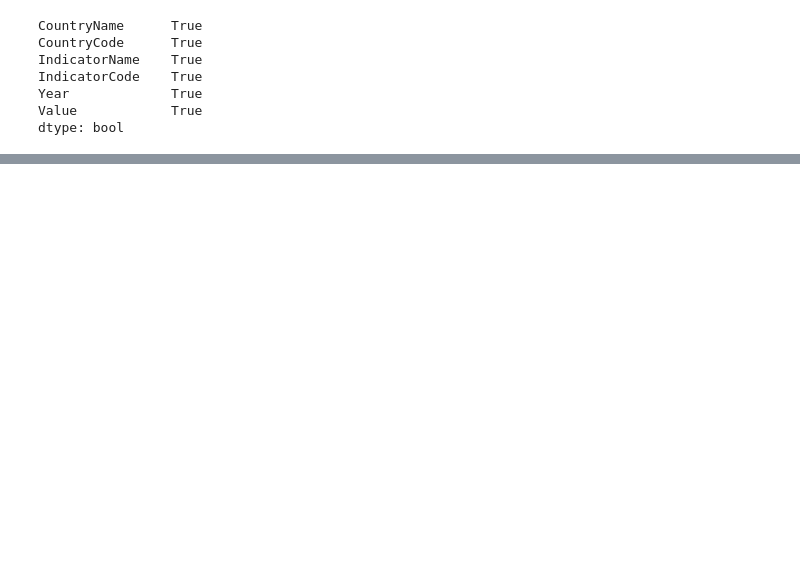
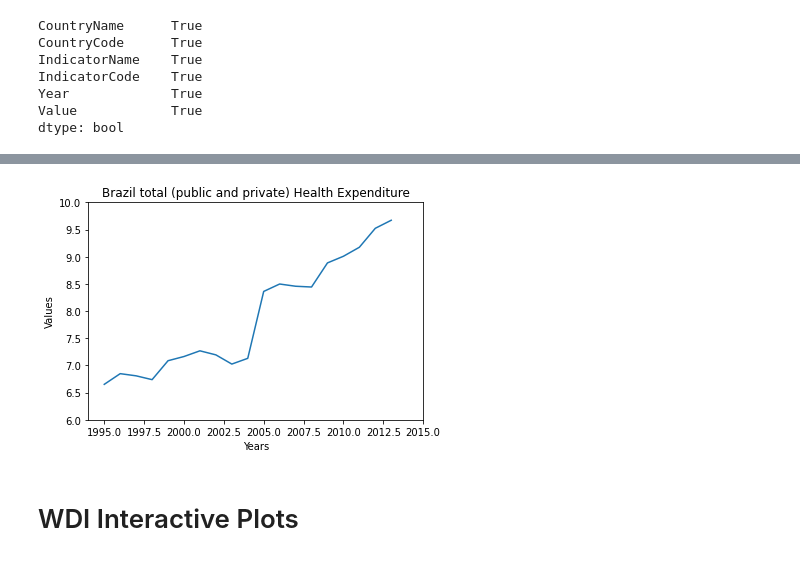
Before and after one commit to fabiokrone/DS_World_Development_Indicators, a Jupyter notebook: DSE_200X_MiniProject.ipynb, the cells around one changed output, grey strips where cells are left out. Cells and saved outputs as stored; diff of their text form; code cells hidden in the pictures; blank space fills up the shorter version.

```diff
--- a/DSE_200X_MiniProject.ipynb
+++ b/DSE_200X_MiniProject.ipynb
@@ -171,0 +159,10 @@ fig.show()
+# %%
+plt.plot(df_healh_expenditure["Year"].values, df_healh_expenditure["Value"].values)
+plt.xlabel("Years")
+plt.ylabel("Values")
+plt.title("Brazil total (public and private) Health Expenditure")
+plt.axis([1994, 2015,6,10]);
+# %% [output]
+[figure, added]
+# %% [markdown]
+# WDI Interactive Plots
```
Also changed, not shown: parts of 28 cells of this notebook.
